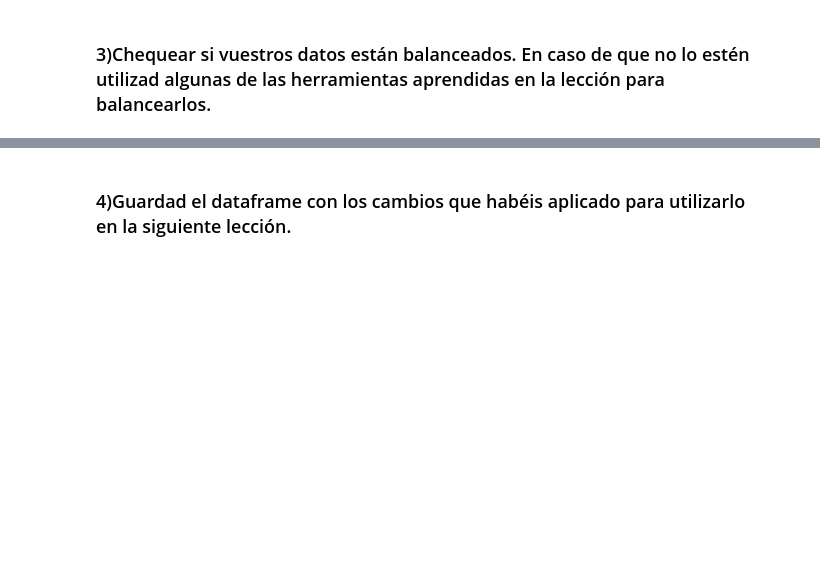
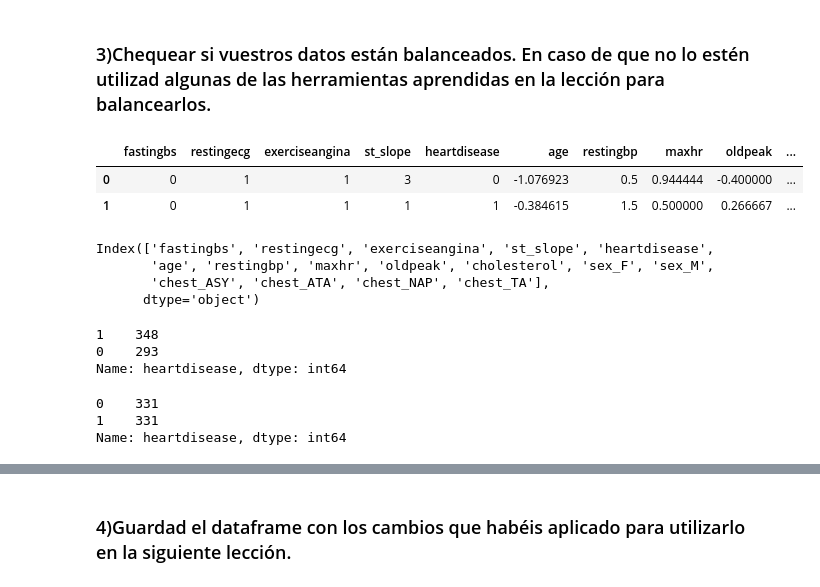
Before and after one commit to Adalab/DA-promo-c-modulo-3-sprint-1-Ximena-Anahi, a Jupyter notebook: 2.Regresion Logistica/2.pp-rl-preprocesado.ipynb, the cells around one changed output, grey strips where cells are left out. Cells and saved outputs as stored; diff of their text form; code cells hidden in the pictures; blank space fills up the shorter version.

```diff
--- a/2.Regresion Logistica/2.pp-rl-preprocesado.ipynb
+++ b/2.Regresion Logistica/2.pp-rl-preprocesado.ipynb
@@ -187,0 +276,13 @@ df.head()
+# %%
+df2.head(2)
+# %% [output]
+|  | fastingbs | restingecg | exerciseangina | st_slope | heartdisease | age | restingbp | maxhr | oldpeak | ... |
+| 0 | 0 | 1 | 1 | 3 | 0 | -1.076923 | 0.5 | 0.944444 | -0.400000 | ... |
+| 1 | 0 | 1 | 1 | 1 | 1 | -0.384615 | 1.5 | 0.500000 | 0.266667 | ... |
+# %%
+df2.columns
+# %% [output]
+Index(['fastingbs', 'restingecg', 'exerciseangina', 'st_slope', 'heartdisease',
+       'age', 'restingbp', 'maxhr', 'oldpeak', 'cholesterol', 'sex_F', 'sex_M',
+       'chest_ASY', 'chest_ATA', 'chest_NAP', 'chest_TA'],
+      dtype='object')
@@ -187,0 +302,12 @@ df.head()
+# %%
+y_train.value_counts()
+# %% [output]
+1    348
+0    293
+Name: heartdisease, dtype: int64
+# %%
+y_train_res.value_counts()
+# %% [output]
+0    331
+1    331
+Name: heartdisease, dtype: int64
```
Also changed, not shown: parts of 38 cells of this notebook, 3 other files.
